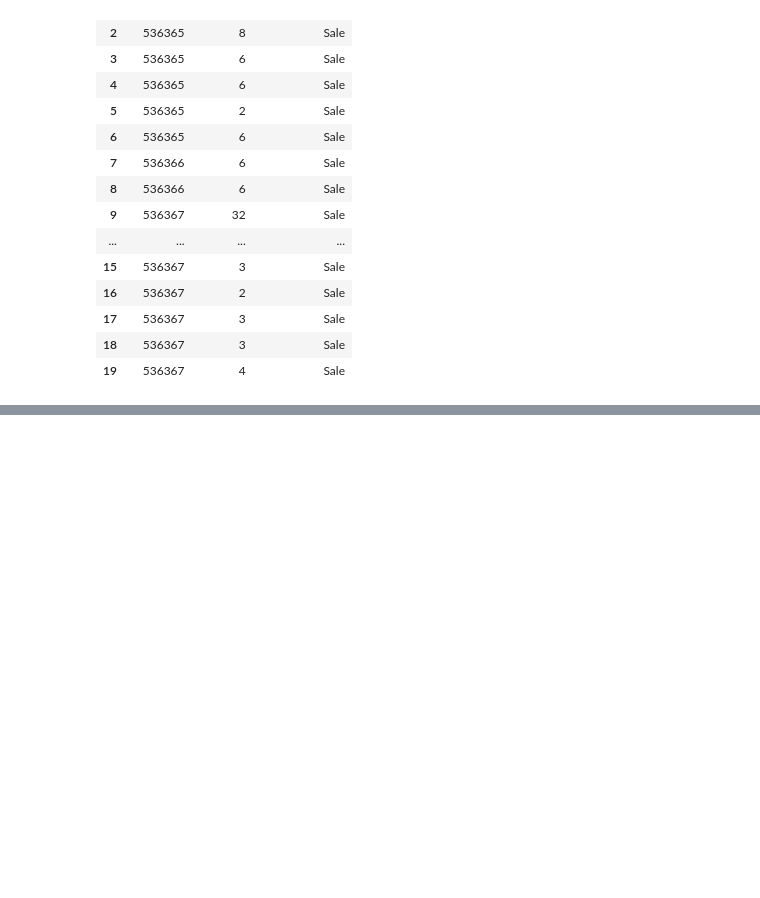
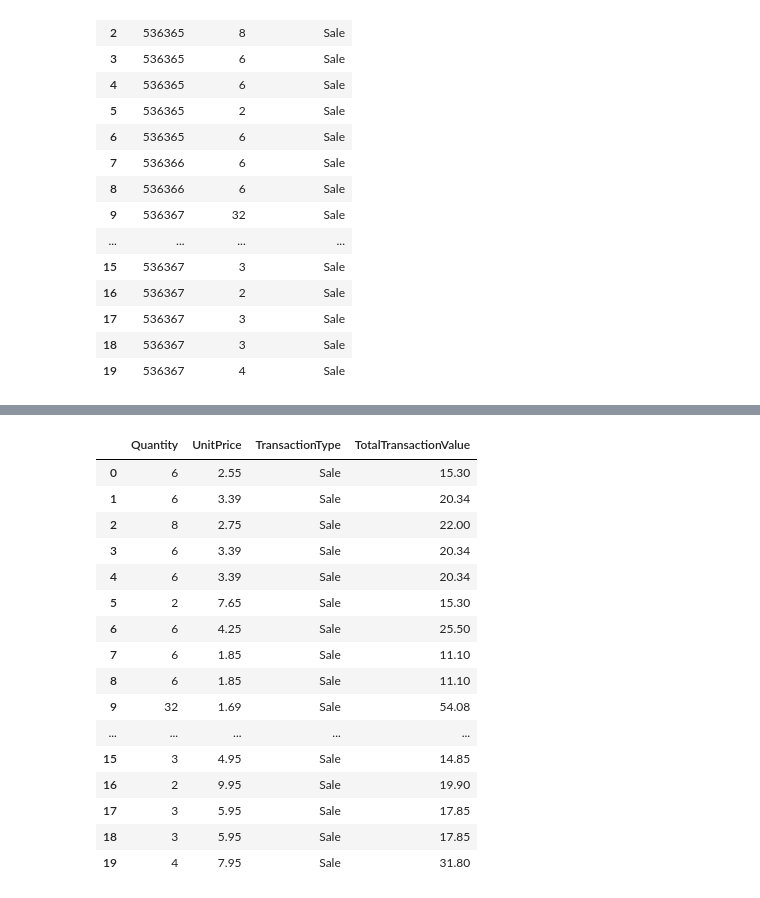
Before and after one commit to UmarHData/Online-Retail-Transaction-Analysis, a Jupyter notebook: jupyter_notebooks/ETL.ipynb, the cells around one changed output, grey strips where cells are left out. Drawn from its saved outputs; the diff is of its cells as text; code cells hidden in the pictures; blank space fills up the shorter version.

Commit message:
Review column names, review data types, Convert InvoiceDate to datetime, convert identifier data types, create total transaction column, create date columns, preview transformrd dataset

```diff
--- a/jupyter_notebooks/ETL.ipynb
+++ b/jupyter_notebooks/ETL.ipynb
@@ -846,0 +882,3 @@ df[['InvoiceNo', 'Quantity', 'TransactionType']].head(20)
+# %%
+# Convert InvoiceDate to datetime format
+df['InvoiceDate'] = pd.to_datetime(df['InvoiceDate'])
@@ -846,0 +896,5 @@ df[['InvoiceNo', 'Quantity', 'TransactionType']].head(20)
+# %%
+# Convert identifier columns to string data types
+df['CustomerID'] = df['CustomerID'].astype(str)
+df['InvoiceNo'] = df['InvoiceNo'].astype(str)
+df['StockCode'] = df['StockCode'].astype(str)
@@ -846,0 +923,26 @@ df[['InvoiceNo', 'Quantity', 'TransactionType']].head(20)
+# %%
+# Calculate transaction value and round to two decimal places
+df['TotalTransactionValue'] = (
+    df['Quantity'] * df['UnitPrice']
+).round(2)
+# %%
+# Preview the new transaction value column
+df[['Quantity', 'UnitPrice', 'TransactionType', 'TotalTransactionValue']].head(20)
+# %% [output]
+|  | Quantity | UnitPrice | TransactionType | TotalTransactionValue |
+| 0 | 6 | 2.55 | Sale | 15.30 |
+| 1 | 6 | 3.39 | Sale | 20.34 |
+| 2 | 8 | 2.75 | Sale | 22.00 |
+| 3 | 6 | 3.39 | Sale | 20.34 |
+| 4 | 6 | 3.39 | Sale | 20.34 |
+| 5 | 2 | 7.65 | Sale | 15.30 |
+| 6 | 6 | 4.25 | Sale | 25.50 |
+| 7 | 6 | 1.85 | Sale | 11.10 |
+| 8 | 6 | 1.85 | Sale | 11.10 |
+| 9 | 32 | 1.69 | Sale | 54.08 |
+| ... | ... | ... | ... | ... |
+| 15 | 3 | 4.95 | Sale | 14.85 |
+| 16 | 2 | 9.95 | Sale | 19.90 |
+| 17 | 3 | 5.95 | Sale | 17.85 |
+| 18 | 3 | 5.95 | Sale | 17.85 |
+| 19 | 4 | 7.95 | Sale | 31.80 |
```
Also changed, not shown: parts of 23 cells of this notebook.
